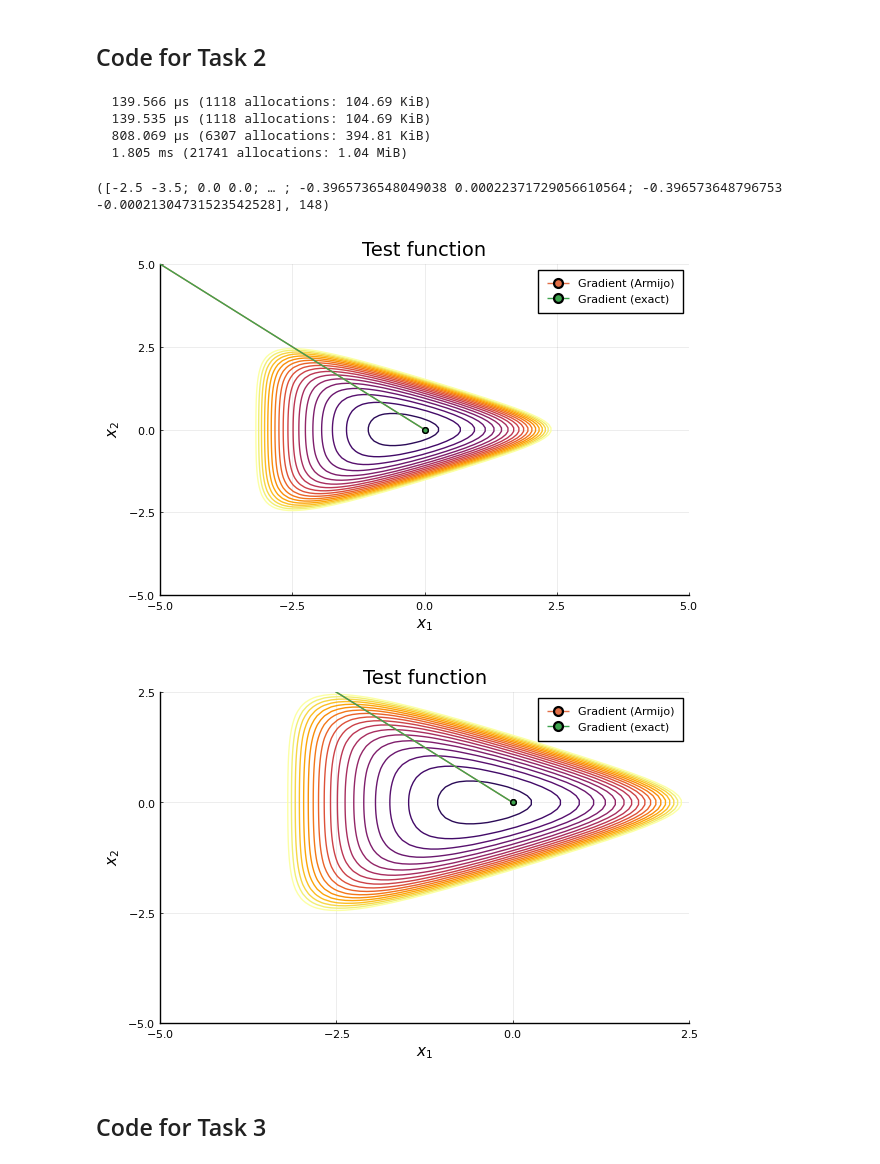
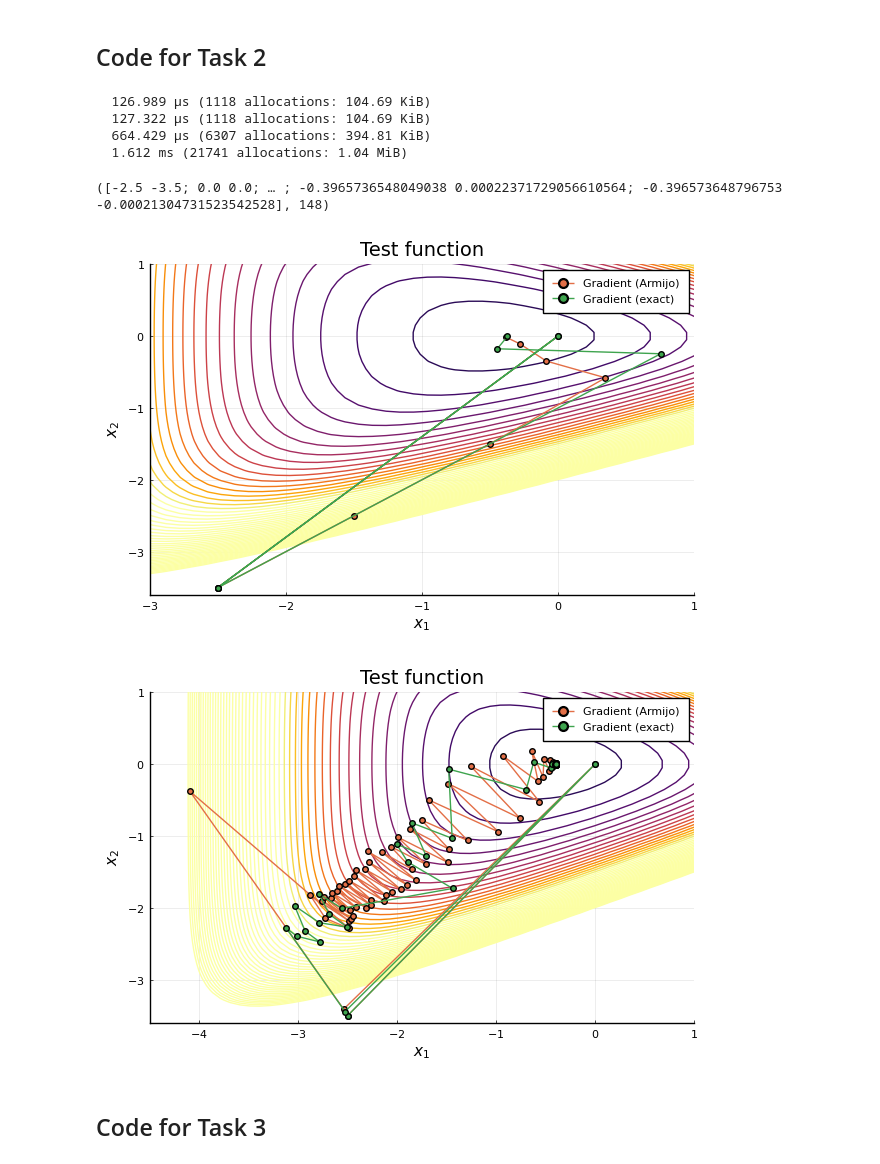
Before and after one commit to Recurlse/PA1, a Jupyter notebook: PA1_skeleton.ipynb, the cells around one changed output. Cells and saved outputs as stored; diff of their text form; code cells hidden in the pictures.

Commit message:
Modified skeleton
Skeleton for performance plot already given. Can't modify.
However, I made the pics more visual. Please take a look.

```diff
--- a/PA1_skeleton.ipynb
+++ b/PA1_skeleton.ipynb
@@ -761,14 +762,14 @@ x = [-2.5, -3.5]
 # time for compilation
 @btime bfgs(f2, x_start = x, exact_ls = true, save_history = true)
 # inexact line search method for BFGS method
-(value4, iter4) = bfgs(f3, x_start = x, exact_ls = false, save_history = true)
+(value4, iter4) = bfgs(f2, x_start = x, exact_ls = false, save_history = true)
 # time for compilation
 @btime bfgs(f2, x_start = x, exact_ls = false, save_history = true)
 # %% [output]
-  139.566 μs (1118 allocations: 104.69 KiB)
-  139.535 μs (1118 allocations: 104.69 KiB)
-  808.069 μs (6307 allocations: 394.81 KiB)
-  1.805 ms (21741 allocations: 1.04 MiB)
+  126.989 μs (1118 allocations: 104.69 KiB)
+  127.322 μs (1118 allocations: 104.69 KiB)
+  664.429 μs (6307 allocations: 394.81 KiB)
+  1.612 ms (21741 allocations: 1.04 MiB)
 ([-2.5 -3.5; 0.0 0.0; … ; -0.3965736548049038 0.00022371729056610564; -0.396573648796753 -0.00021304731523542528], 148)
 # %%
 # Plotting the Newton method for exact and inexact line search.
@@ -777,11 +778,11 @@ y = copy(x)
 
 contour(x,y, (x,y) -> f2([x,y]),
     title  = "Test function",
-    levels = [0.0 + i for i = 1:20],  # which level curves to show
+    levels = [0.0 + i for i = 1:50],  # which level curves to show
     cbar = false,
     clims = (0,20),                   # adjust the coloring limits
-    xaxis = (L"$x_1$", (-5,5)),  # the L at the front let us use LaTeX axis labels; the parethesis give the visual range
-    yaxis = (L"$x_2$", (-5, 5)),
+    xaxis = (L"$x_1$", (-3,1)),  # the L at the front let us use LaTeX axis labels; the parethesis give the visual range
+    yaxis = (L"$x_2$", (-3.6, 1)),
 )
 
 # Plotting the trajectory of the Gradient method with Armijo rule as an inexact line search
@@ -793,31 +794,31 @@ plot!(value1[:,1], value1[:,2], label = "Gradient (exact)", marker=:circle)
 # Saving the figure as .pdf file if needed
 savefig("Newton method for f2.pdf")
 # %% [output]
-[figure, old version]
+[figure, new version]
 # %%
 # Plotting the BFGS method for exact and inexact line search.
 x = range(-5, 5, length = 100)
 y = copy(x)
 
 contour(x,y, (x,y) -> f2([x,y]),
     title  = "Test function",
-    levels = [0.0 + i for i = 1:20],  # which level curves to show
+    levels = [0.0 + i for i = 1:50],  # which level curves to show
     cbar = false,
     clims = (0,20),                   # adjust the coloring limits
-    xaxis = (L"$x_1$", (-5,2.5)),  # the L at the front let us use LaTeX axis labels; the parethesis give the visual range
-    yaxis = (L"$x_2$", (-5,2.5)),
+    xaxis = (L"$x_1$", (-4.5,1)),  # the L at the front let us use LaTeX axis labels; the parethesis give the visual range
+    yaxis = (L"$x_2$", (-3.6,1)),
 )
 
 # Plotting the trajectory of the Gradient method with Armijo rule as an inexact line search
 plot!(value4[:,1], value4[:,2], label = "Gradient (Armijo)", marker=:circle)
 
 # Plotting the trajectory of the Gradient method with Golden section rule as an exact line search
 plot!(value3[:,1], value3[:,2], label = "Gradient (exact)", marker=:circle)
 
 # Saving the figure as .pdf file if needed
 savefig("BFGS method for f2.pdf")
 # %% [output]
-[figure, old version]
+[figure, new version]
 # %% [markdown]
 ## Code for Task 3
 # %%
```
Also changed, not shown: parts of 9 cells of this notebook.
